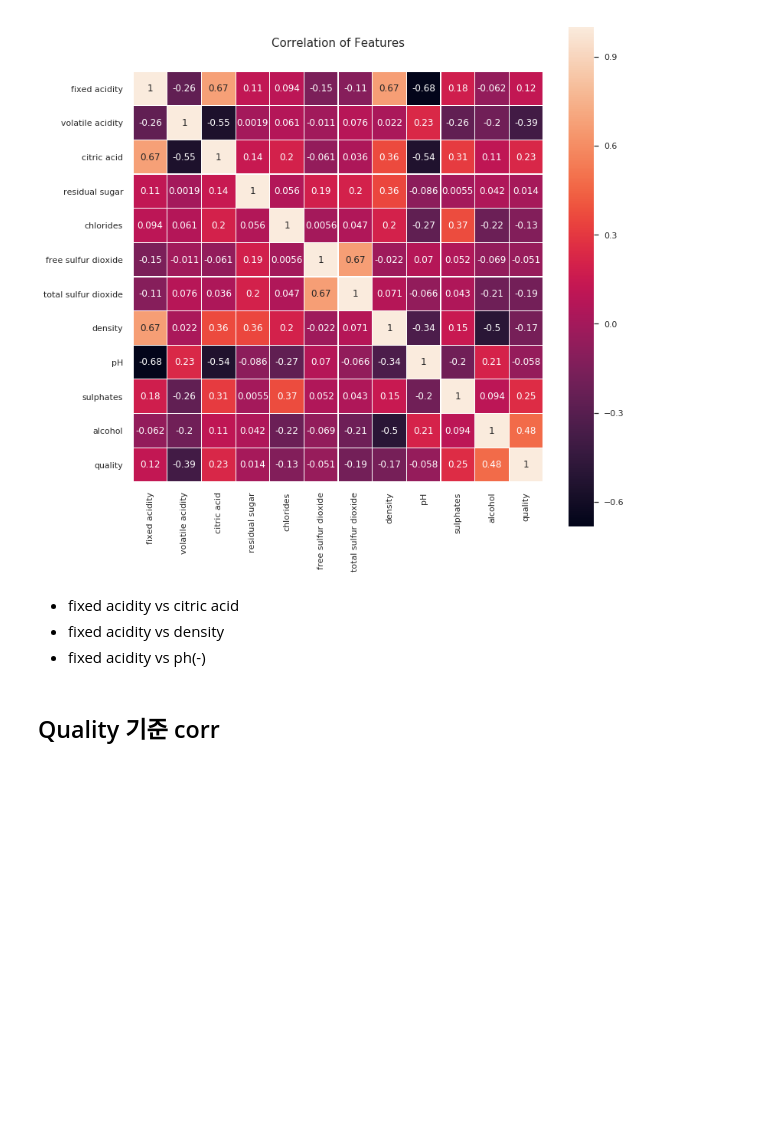
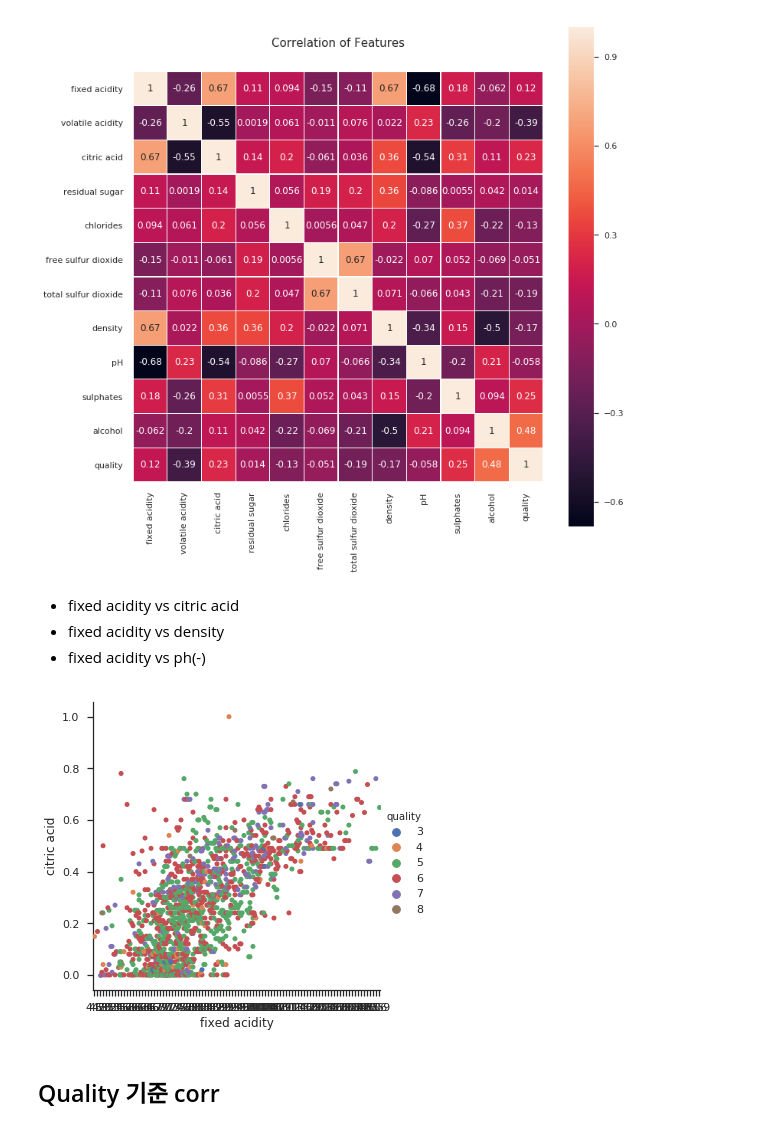
Before and after one commit to wonbae/wine-quality-sales, a Jupyter notebook: Redwine-analysis.ipynb, the cells around one changed output. Cells and saved outputs as stored; diff of their text form; code cells hidden in the pictures; blank space fills up the shorter version.

```diff
--- a/Redwine-analysis.ipynb
+++ b/Redwine-analysis.ipynb
@@ -176,6 +176,10 @@ sns.heatmap(data.astype(float).corr(),linewidths=0.1,vmax=1.0, square=True,
 - fixed acidity vs citric acid
 - fixed acidity vs density
 - fixed acidity vs ph(-)
+# %%
+sns.catplot(x="fixed acidity", y="citric acid", hue="quality",kind='swarm', data=data);
+# %% [output]
+[figure, added]
 # %% [markdown]
 ## Quality 기준 corr
 # %%
```
Also changed, not shown: parts of 33 cells of this notebook.
